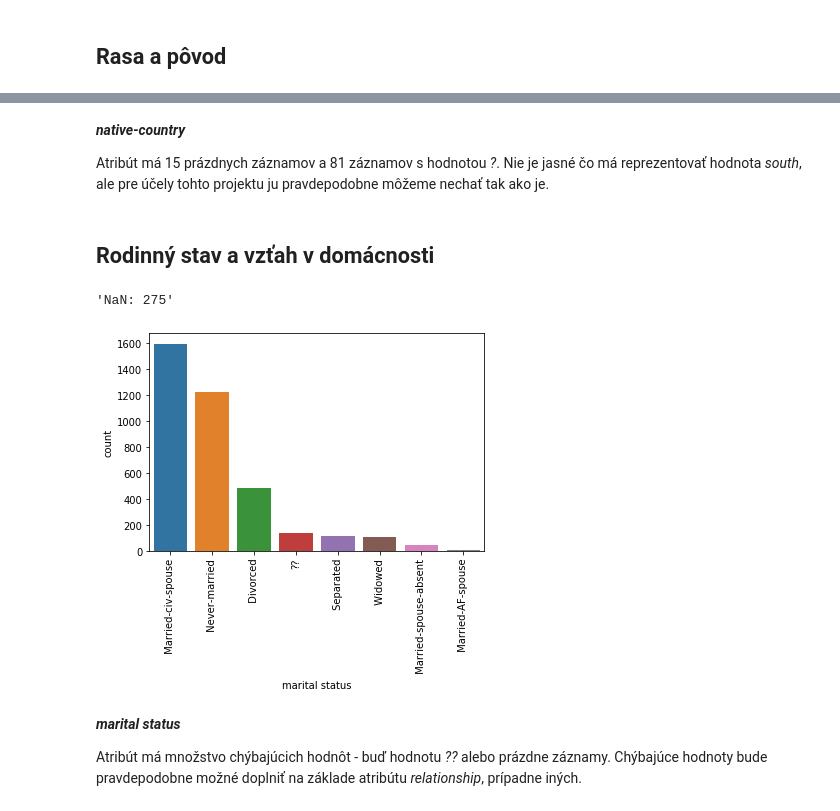
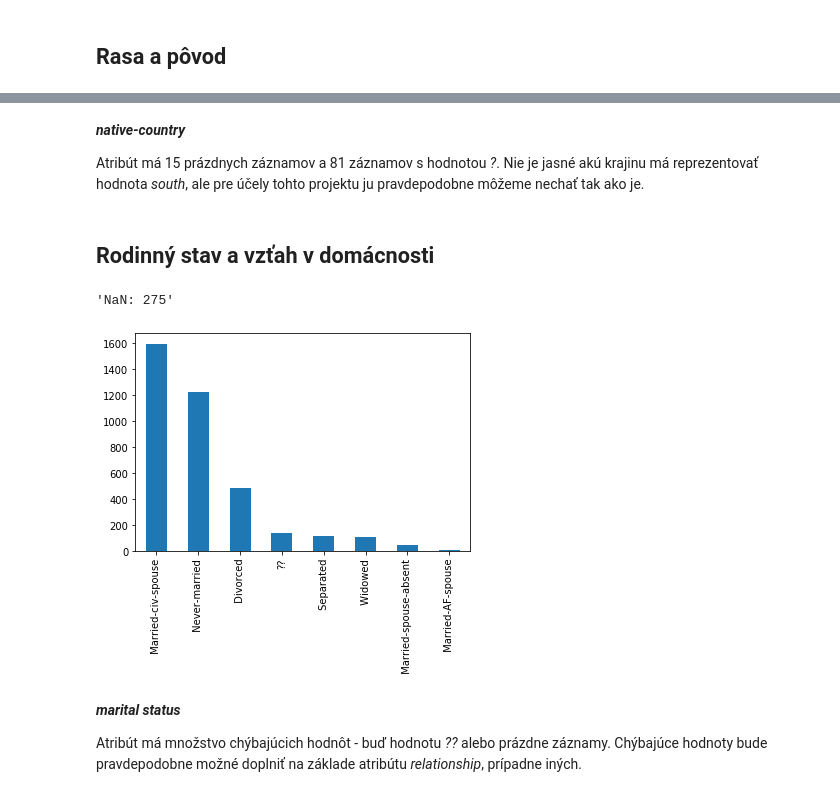
Before and after one commit to Gugliar/IAU-projekt, a Jupyter notebook: IAU_Tibensky_Jedinak.ipynb, the cells around one changed output, grey strips where cells are left out. Cells and saved outputs as stored; diff of their text form; code cells hidden in the pictures.

```diff
--- a/IAU_Tibensky_Jedinak.ipynb
+++ b/IAU_Tibensky_Jedinak.ipynb
@@ -269,16 +283,15 @@ Name: native-country, dtype: int64
 # %% [markdown]
 ***native-country***
 
-Atribút má 15 prázdnych záznamov a 81 záznamov s hodnotou *?*. Nie je jasné čo má reprezentovať hodnota *south*, ale pre účely tohto projektu ju pravdepodobne môžeme nechať tak ako je.
+Atribút má 15 prázdnych záznamov a 81 záznamov s hodnotou *?*. Nie je jasné akú krajinu má reprezentovať hodnota *south*, ale pre účely tohto projektu ju pravdepodobne môžeme nechať tak ako je.
 # %% [markdown]
 ## Rodinný stav a vzťah v domácnosti
 # %%
-mpl.pyplot.xticks(rotation=90)
-sns.barplot(x="marital status", y="count", data=data["marital-status"].value_counts().rename("count").rename_axis("marital status").reset_index())
+data["marital-status"].value_counts().plot(kind='bar')
 "NaN: "+str(data["marital-status"].isnull().sum())
 # %% [output]
 'NaN: 275'
-[figure, old version]
+[figure, new version]
 # %% [markdown]
 ***marital status***
 
```
Also changed, not shown: parts of 36 cells of this notebook, 1 other file.
